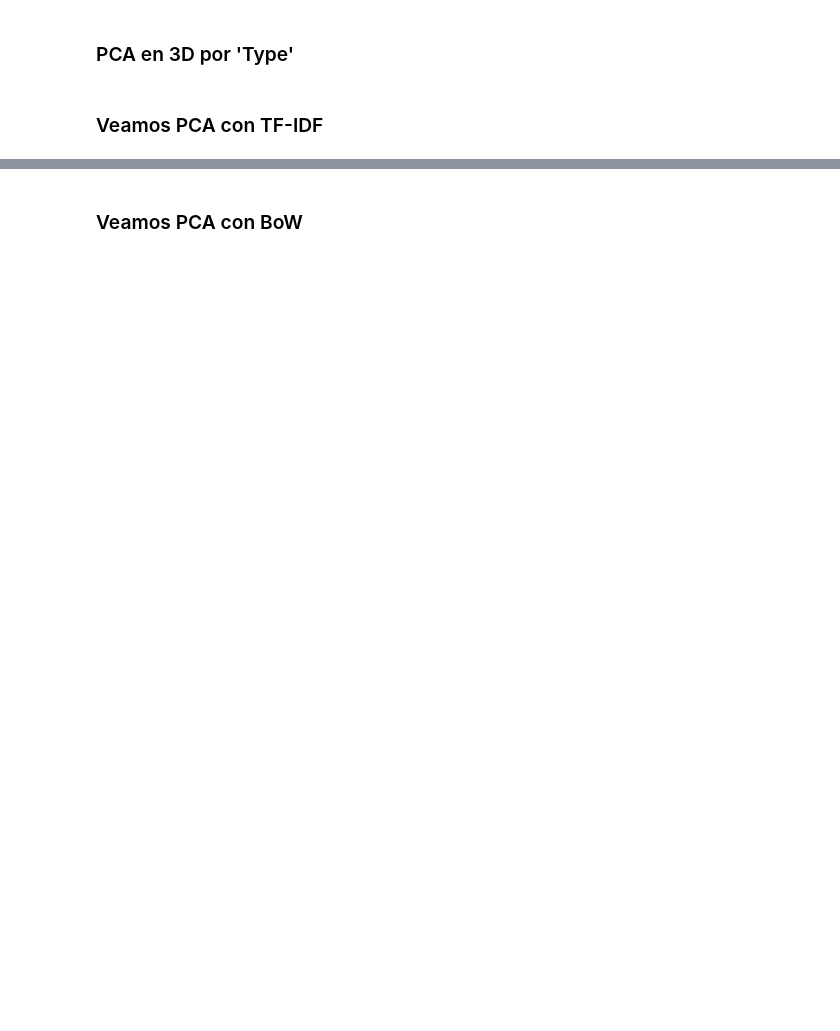
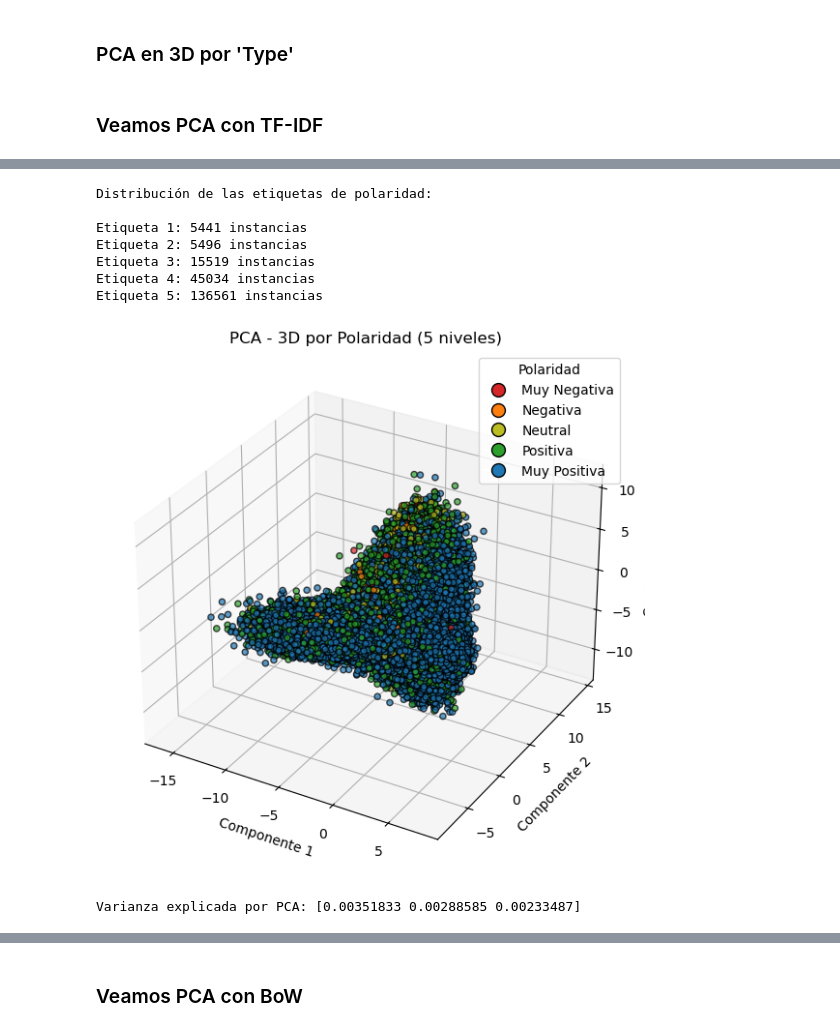
Before and after one commit to Gustavo-HA/REST-MEX-2025, a Jupyter notebook: notebooks/Explorar_Rest-Mex_Uziel.ipynb, the cells around one changed output, grey strips where cells are left out. Cells and saved outputs as stored; diff of their text form; code cells hidden in the pictures; blank space fills up the shorter version.

```diff
--- a/notebooks/Explorar_Rest-Mex_Uziel.ipynb
+++ b/notebooks/Explorar_Rest-Mex_Uziel.ipynb
@@ -303,0 +451,12 @@ Varianza explicada por PCA: [0.00360068 0.00294857 0.00240551]
+# %%
+visualizar_PCA_polaridad(X_tfidf, Data, sample_frac=1)
+# %% [output]
+Distribución de las etiquetas de polaridad:
+
+Etiqueta 1: 5441 instancias
+Etiqueta 2: 5496 instancias
+Etiqueta 3: 15519 instancias
+Etiqueta 4: 45034 instancias
+Etiqueta 5: 136561 instancias
+[figure, added]
+Varianza explicada por PCA: [0.00351833 0.00288585 0.00233487]
```
Also changed, not shown: parts of 42 cells of this notebook.
